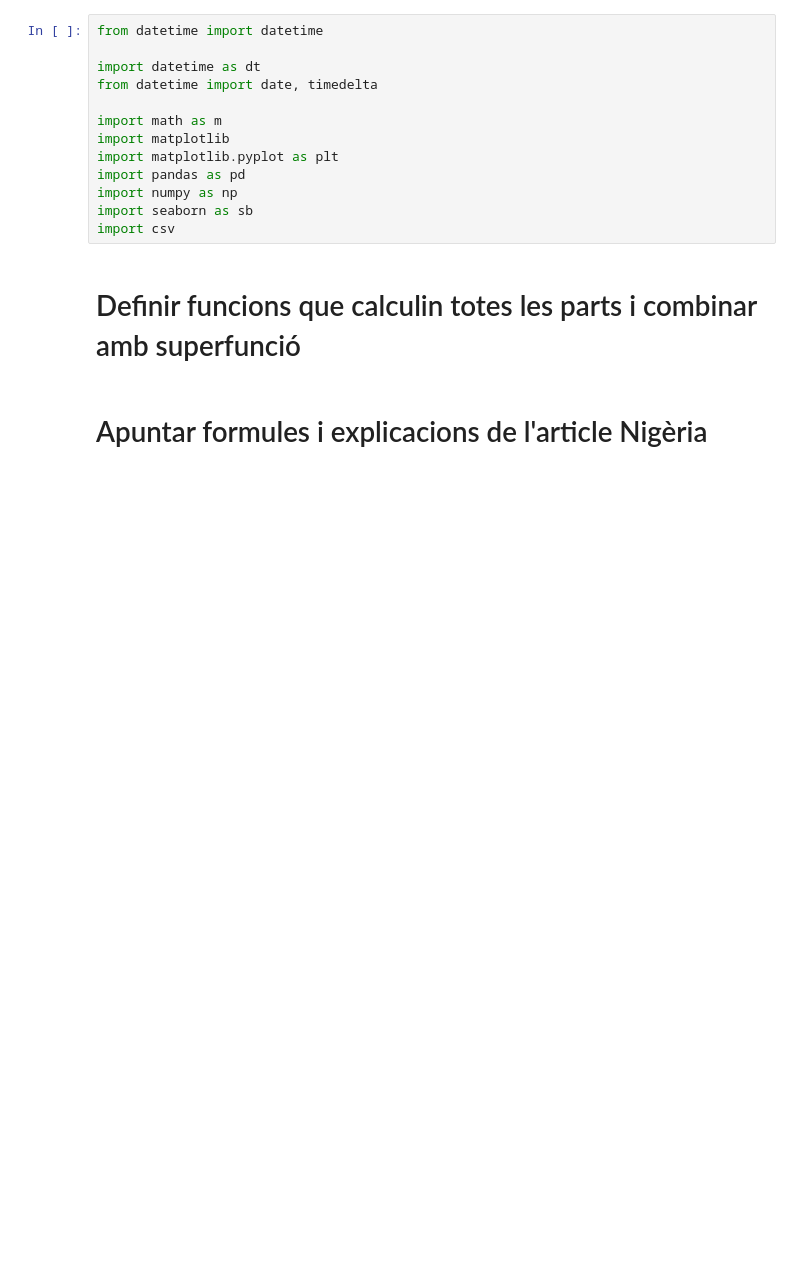
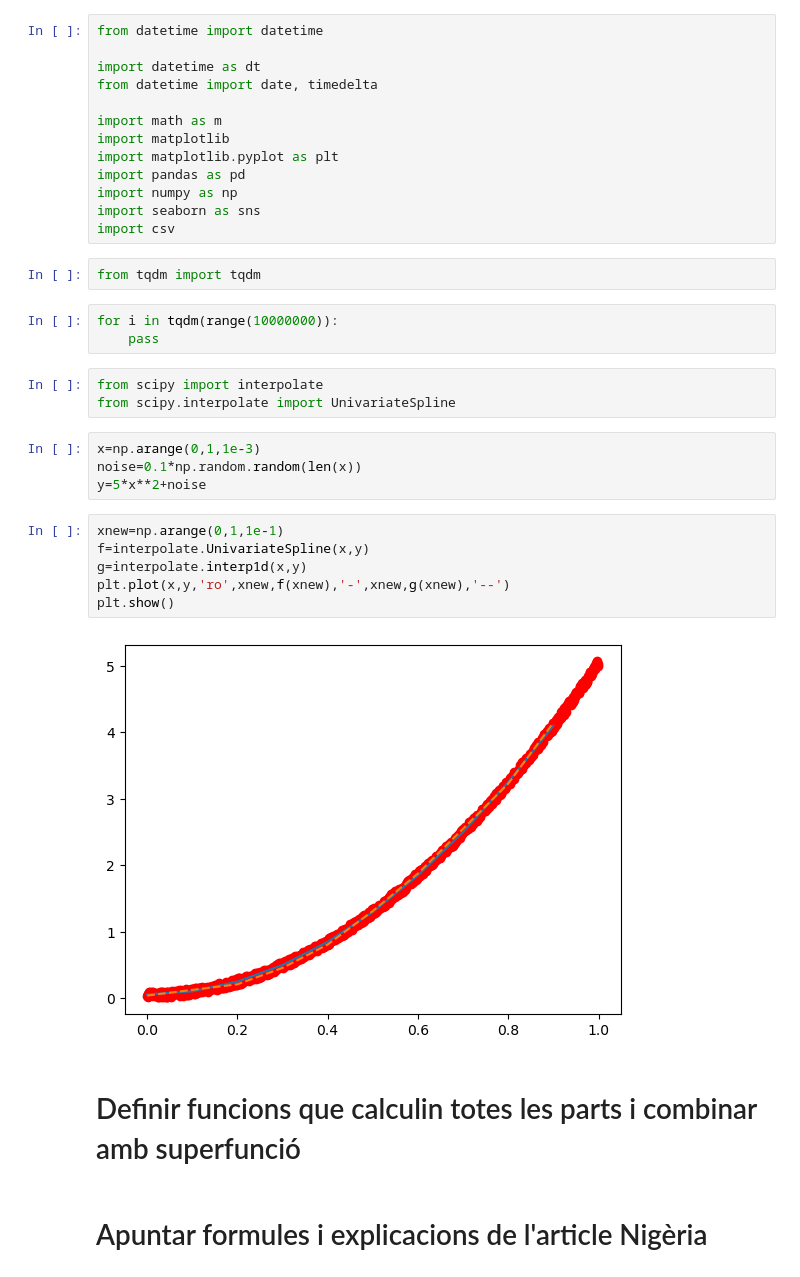
Before and after one commit to ToniCanals/TFG, a Jupyter notebook: Clearness index.ipynb, the cells around one changed output. Saved outputs shown, nothing was run; the diff lists cells and outputs as text; blank space fills up the shorter version.

```diff
--- a/Clearness index.ipynb
+++ b/Clearness index.ipynb
@@ -9,8 +9,28 @@ import matplotlib
 import matplotlib.pyplot as plt
 import pandas as pd
 import numpy as np
-import seaborn as sb
+import seaborn as sns
 import csv
+# %%
+from tqdm import tqdm
+# %%
+for i in tqdm(range(10000000)):
+    pass
+# %%
+from scipy import interpolate
+from scipy.interpolate import UnivariateSpline
+# %%
+x=np.arange(0,1,1e-3)
+noise=0.1*np.random.random(len(x))
+y=5*x**2+noise
+# %%
+xnew=np.arange(0,1,1e-1)
+f=interpolate.UnivariateSpline(x,y)
+g=interpolate.interp1d(x,y)
+plt.plot(x,y,'ro',xnew,f(xnew),'-',xnew,g(xnew),'--')
+plt.show()
+# %% [output]
+[figure, added]
 # %% [markdown]
 # Definir funcions que calculin totes les parts i combinar amb superfunció
 # %% [markdown]
```
Also changed, not shown: parts of 54 cells of this notebook, 33 other files.
